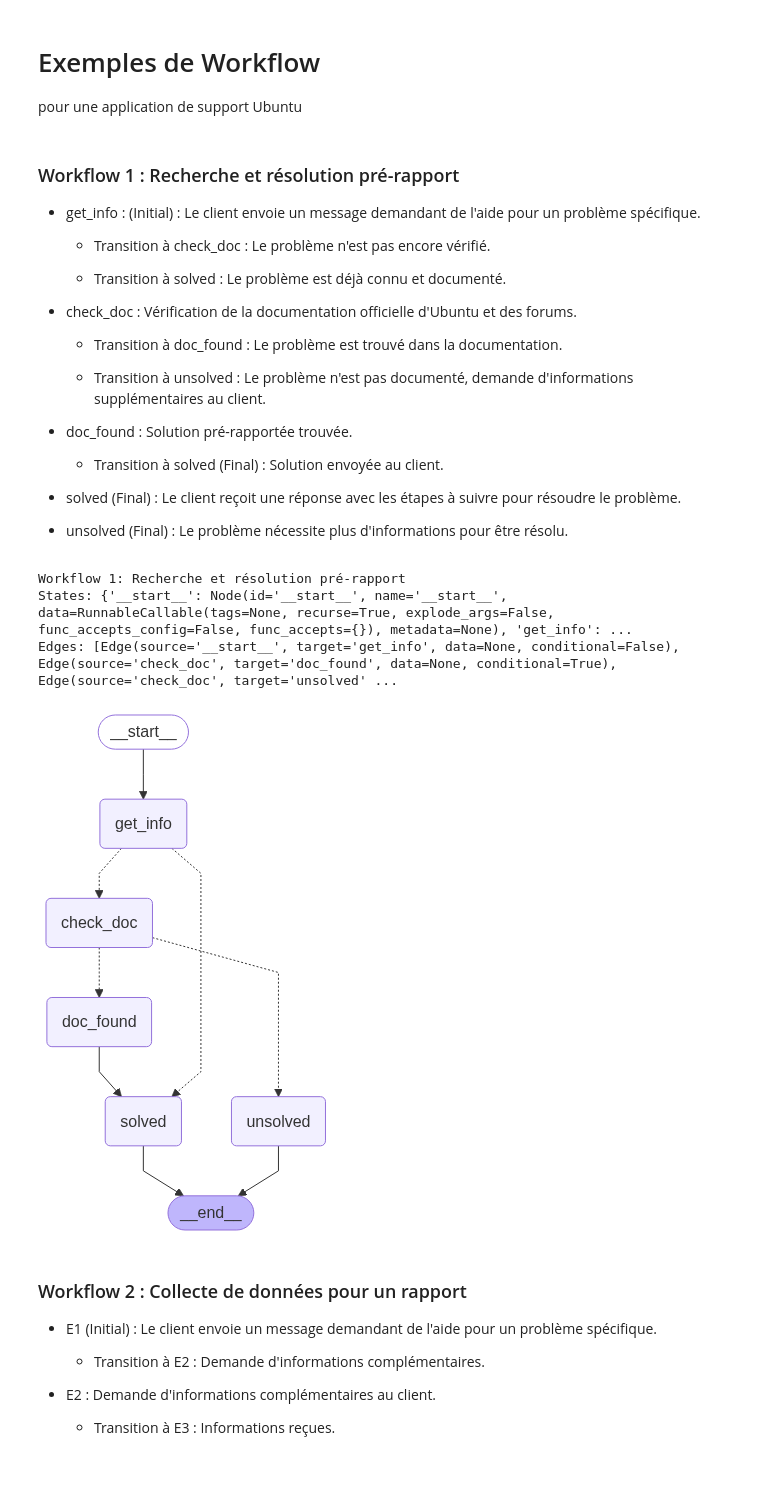
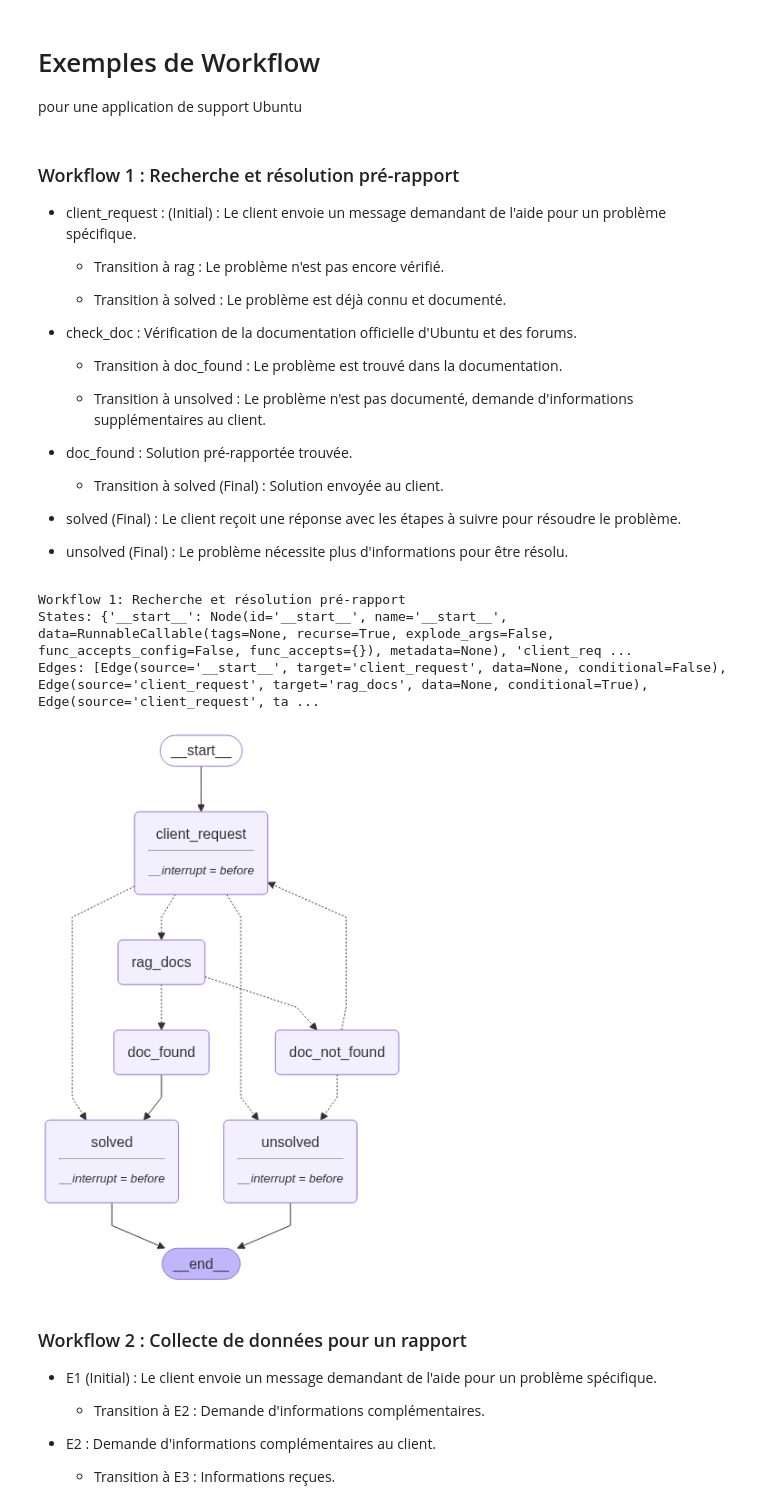
Before and after one commit to NicoCasso/SmartFix, a Jupyter notebook: Workflows_init/exemples.ipynb, the cells around one changed output. Drawn from its saved outputs; the diff is of its cells as text; code cells hidden in the pictures; blank space fills up the shorter version.

```diff
--- a/Workflows_init/exemples.ipynb
+++ b/Workflows_init/exemples.ipynb
@@ -27,9 +27,9 @@ all_graphs = []
 # %% [markdown]
 ### Workflow 1 : Recherche et résolution pré-rapport
 
-- get_info : (Initial) : Le client envoie un message demandant de l'aide pour un problème spécifique.
+- client_request : (Initial) : Le client envoie un message demandant de l'aide pour un problème spécifique.
 
-  - Transition à check_doc : Le problème n'est pas encore vérifié.
+  - Transition à rag : Le problème n'est pas encore vérifié.
 
   - Transition à solved : Le problème est déjà connu et documenté.
 
@@ -56,14 +56,17 @@ current_graph = GraphContainer(
 graph_builder = StateGraph(SFState)
 
 # Noeuds du graphe
-def get_info (state: SFState) :
-    return SFState(name= "get_info", desc="Le client envoie un message demandant de l'aide pour un problème spécifique.")
+def client_request (state: SFState) :
+    return SFState(name= "client_request", desc="Le client envoie un message demandant de l'aide pour un problème spécifique.")
 
-def check_doc (state: SFState) :
-    return SFState(name= "check_doc", desc="Vérification de la documentation officielle d'Ubuntu et des forums.")
+def rag_docs (state: SFState) :
+    return SFState(name= "rag_docs", desc="Vérification de la documentation officielle d'Ubuntu et des forums.")
 
 def doc_found (state: SFState) :
     return SFState(name= "doc_found", desc="Solution pré-rapportée trouvée.")
+
+def doc_not_found (state: SFState) :
+    return SFState(name= "doc_not_found", desc="aucune solution trouvée.")
 
 def solved (state: SFState) :
     return SFState(name= "solved", desc="Le client reçoit une réponse avec les étapes à suivre pour résoudre le problème.")
@@ -72,51 +75,74 @@ def unsolved (state: SFState) :
     return SFState(name= "unsolved", desc="Le problème nécessite plus d'informations pour être résolu.")
 
 # Ajout des états
-graph_builder.add_node("get_info", get_info)
-graph_builder.add_node("check_doc", check_doc)
+graph_builder.add_node("client_request", client_request)
+graph_builder.add_node("rag_docs", rag_docs)
 graph_builder.add_node("doc_found", doc_found)
+graph_builder.add_node("doc_not_found", doc_not_found)
 graph_builder.add_node("solved", solved)
 graph_builder.add_node("unsolved", unsolved)
 
 # Fonctions de transition
-def transition_24(state: SFState) -> Literal["check_doc","solved"] :
-    if state.output == "doc found" :
+def transition_go(state: SFState) -> Literal["rag_docs","solved", "unsolved"] :
+    if state.output == "a":
+        return "rag_docs"
+    elif state.output == "b":
         return "solved"
     else :
-        return "check_doc"
+        return "unsolved"
 
-def transition_35(state: SFState) -> Literal["doc_found","unsolved"] :
+def transition_doc(state: SFState) -> Literal["doc_found","doc_not_found"] :
+    if state.output == "problème documenté" :
+        return "doc_found"
+    else :
+        return "doc_not_found"
+
+def transition_back(state: SFState) -> Literal["client_request","unsolved"] :
     if state.output == "problème documenté" :
         return "doc_found"
     else :
         return "unsolved"
 
 # Ajout des transitions
-graph_builder.add_edge(START, "get_info")
-graph_builder.add_conditional_edges("get_info",transition_24)
-graph_builder.add_conditional_edges("check_doc", transition_35)
+graph_builder.add_edge(START, "client_request")
+graph_builder.add_conditional_edges("client_request",transition_go)
+graph_builder.add_conditional_edges("rag_docs", transition_doc)
+graph_builder.add_conditional_edges("doc_not_found", transition_back)
 graph_builder.add_edge("doc_found", "solved")
 graph_builder.add_edge("solved", END)
 graph_builder.add_edge("unsolved", END)
 
-compiled_state_graph = graph_builder.compile()
+from langgraph.checkpoint.memory import MemorySaver
+memory = MemorySaver()
+compiled_state_graph = graph_builder.compile(interrupt_before=["client_request", "unsolved", "solved"], checkpointer=memory)
 graph = compiled_state_graph.get_graph()
 
 current_graph.graph = graph
 
 all_graphs.append(current_graph)
 
 # Affichage du workflow
 print("Workflow 1: Recherche et résolution pré-rapport")
 print("States:", graph.nodes)
 print("Edges:", graph.edges)
 
-display(Image(graph.draw_mermaid_png()))
+from IPython.display import Image, display
+
+try:
+    png_data = graph.draw_mermaid_png()
+    with open("exemples_img1.png", "wb") as f:
+        f.write(png_data)
+
+    display(Image(png_data))
+
+except Exception:
+    # This requires some extra dependencies and is optional
+    pass
 # %% [output]
 Workflow 1: Recherche et résolution pré-rapport
-States: {'__start__': Node(id='__start__', name='__start__', data=RunnableCallable(tags=None, recurse=True, explode_args=False, func_accepts_config=False, func_accepts={}), metadata=None), 'get_info': ...
-Edges: [Edge(source='__start__', target='get_info', data=None, conditional=False), Edge(source='check_doc', target='doc_found', data=None, conditional=True), Edge(source='check_doc', target='unsolved' ...
+States: {'__start__': Node(id='__start__', name='__start__', data=RunnableCallable(tags=None, recurse=True, explode_args=False, func_accepts_config=False, func_accepts={}), metadata=None), 'client_req ...
+Edges: [Edge(source='__start__', target='client_request', data=None, conditional=False), Edge(source='client_request', target='rag_docs', data=None, conditional=True), Edge(source='client_request', ta ...
-[figure, old version]
+[figure, new version]
 # %% [markdown]
 ### Workflow 2 : Collecte de données pour un rapport
 
```
Also changed, not shown: 3 other files.
